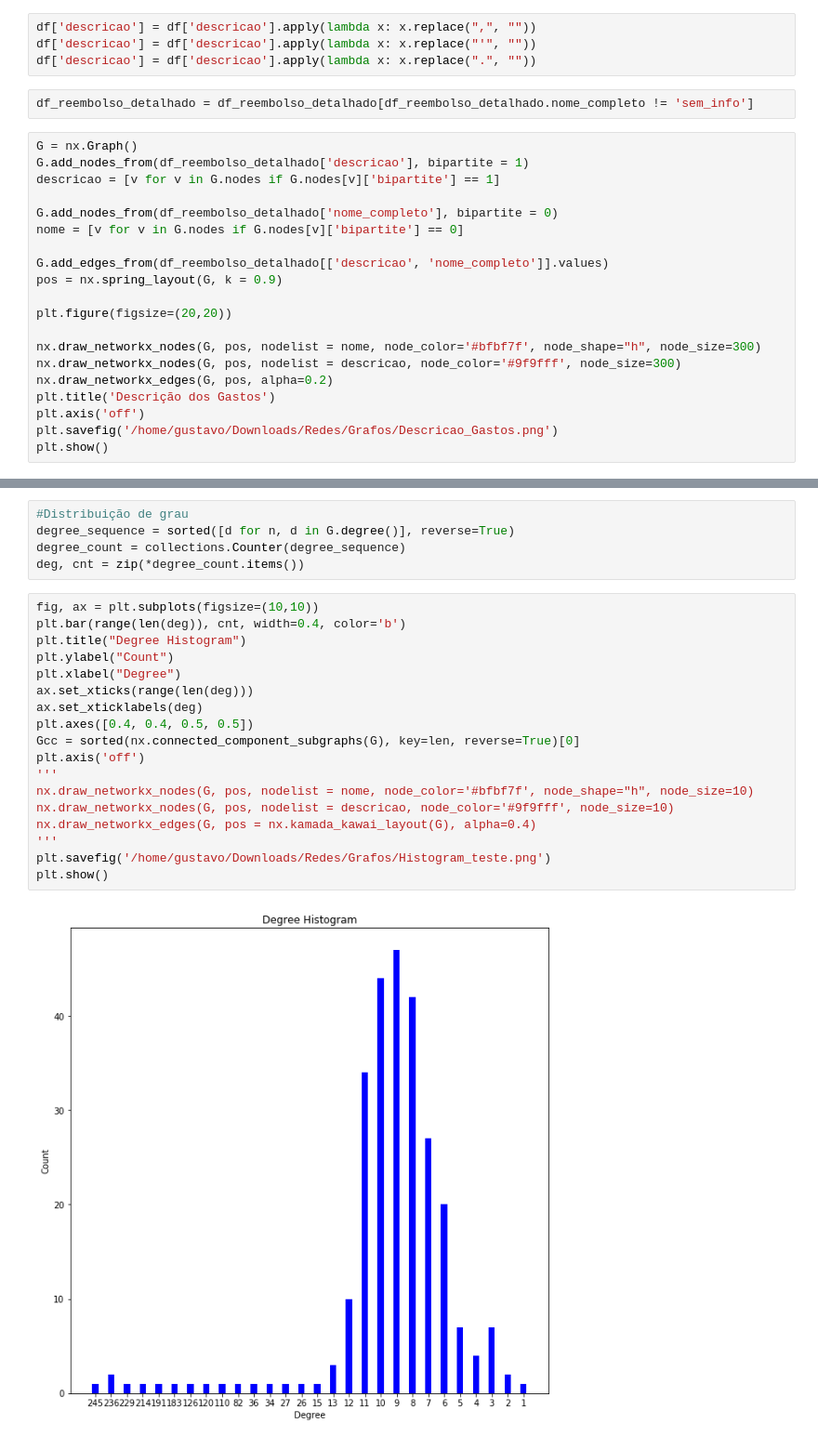
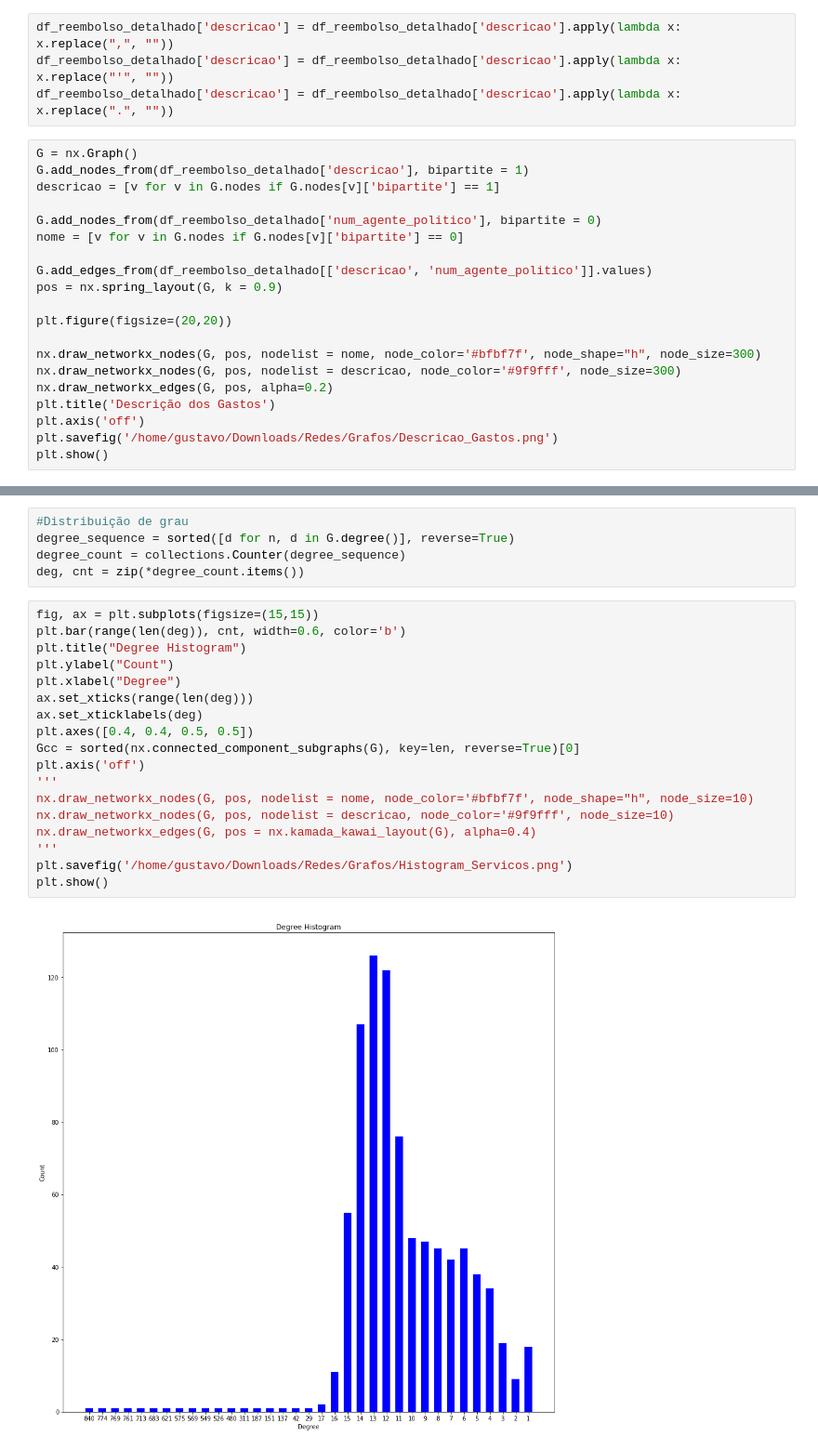
Before and after one commit to ghmc91/Analise_Gastos_Parlamentares, a Jupyter notebook: Scripts/Rede_Descricao_Parlamentar.ipynb, the cells around one changed output, grey strips where cells are left out. Shown at 93% size. Drawn from its saved outputs; the diff is of its cells as text.

```diff
--- a/Scripts/Rede_Descricao_Parlamentar.ipynb
+++ b/Scripts/Rede_Descricao_Parlamentar.ipynb
@@ -33,18 +38,16 @@ df_reembolso_detalhado
 # %%
-df['descricao'] = df['descricao'].apply(lambda x: x.replace(",", ""))
-df['descricao'] = df['descricao'].apply(lambda x: x.replace("'", ""))
-df['descricao'] = df['descricao'].apply(lambda x: x.replace(".", ""))
+df_reembolso_detalhado['descricao'] = df_reembolso_detalhado['descricao'].apply(lambda x: x.replace(",", ""))
+df_reembolso_detalhado['descricao'] = df_reembolso_detalhado['descricao'].apply(lambda x: x.replace("'", ""))
+df_reembolso_detalhado['descricao'] = df_reembolso_detalhado['descricao'].apply(lambda x: x.replace(".", ""))
-# %%
-df_reembolso_detalhado = df_reembolso_detalhado[df_reembolso_detalhado.nome_completo != 'sem_info']
 # %%
 G = nx.Graph()
 G.add_nodes_from(df_reembolso_detalhado['descricao'], bipartite = 1)
 descricao = [v for v in G.nodes if G.nodes[v]['bipartite'] == 1]
 
-G.add_nodes_from(df_reembolso_detalhado['nome_completo'], bipartite = 0)
+G.add_nodes_from(df_reembolso_detalhado['num_agente_politico'], bipartite = 0)
 nome = [v for v in G.nodes if G.nodes[v]['bipartite'] == 0]
 
-G.add_edges_from(df_reembolso_detalhado[['descricao', 'nome_completo']].values)
+G.add_edges_from(df_reembolso_detalhado[['descricao', 'num_agente_politico']].values)
 pos = nx.spring_layout(G, k = 0.9)
 
 plt.figure(figsize=(20,20))
@@ -107,25 +112,25 @@ degree_sequence = sorted([d for n, d in G.degree()], reverse=True)
 degree_count = collections.Counter(degree_sequence)
 deg, cnt = zip(*degree_count.items())
 # %%
-fig, ax = plt.subplots(figsize=(10,10))
-plt.bar(range(len(deg)), cnt, width=0.4, color='b')
+fig, ax = plt.subplots(figsize=(15,15))
+plt.bar(range(len(deg)), cnt, width=0.6, color='b')
 plt.title("Degree Histogram")
 plt.ylabel("Count")
 plt.xlabel("Degree")
 ax.set_xticks(range(len(deg)))
 ax.set_xticklabels(deg)
 plt.axes([0.4, 0.4, 0.5, 0.5])
 Gcc = sorted(nx.connected_component_subgraphs(G), key=len, reverse=True)[0]
 plt.axis('off')
 '''
 nx.draw_networkx_nodes(G, pos, nodelist = nome, node_color='#bfbf7f', node_shape="h", node_size=10)
 nx.draw_networkx_nodes(G, pos, nodelist = descricao, node_color='#9f9fff', node_size=10)
 nx.draw_networkx_edges(G, pos = nx.kamada_kawai_layout(G), alpha=0.4)
 '''
-plt.savefig('/home/gustavo/Downloads/Redes/Grafos/Histogram_teste.png')
+plt.savefig('/home/gustavo/Downloads/Redes/Grafos/Histogram_Servicos.png')
 plt.show()
 # %% [output]
-[figure, old version]
+[figure, new version]
 # %%
 dic = dict(nx.degree_centrality(G))
 dic = sorted(dic.items(), key = operator.itemgetter(1), reverse=True)
```
Also changed, not shown: parts of 15 cells of this notebook, 5 other files.
